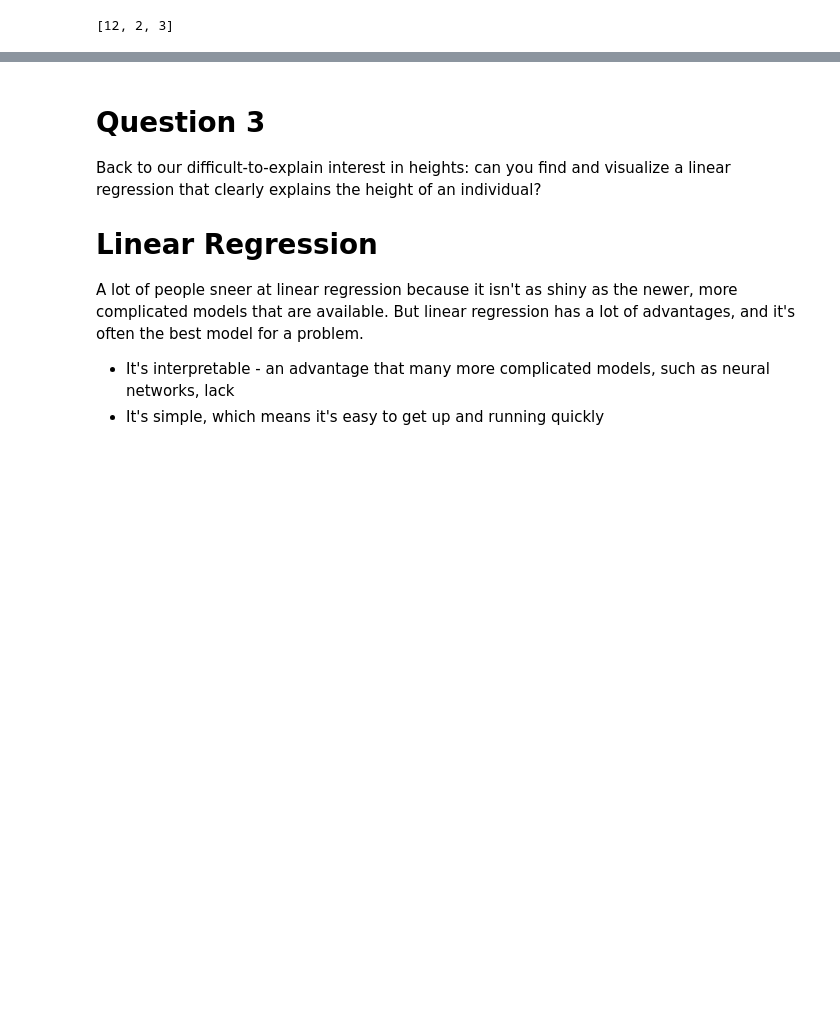
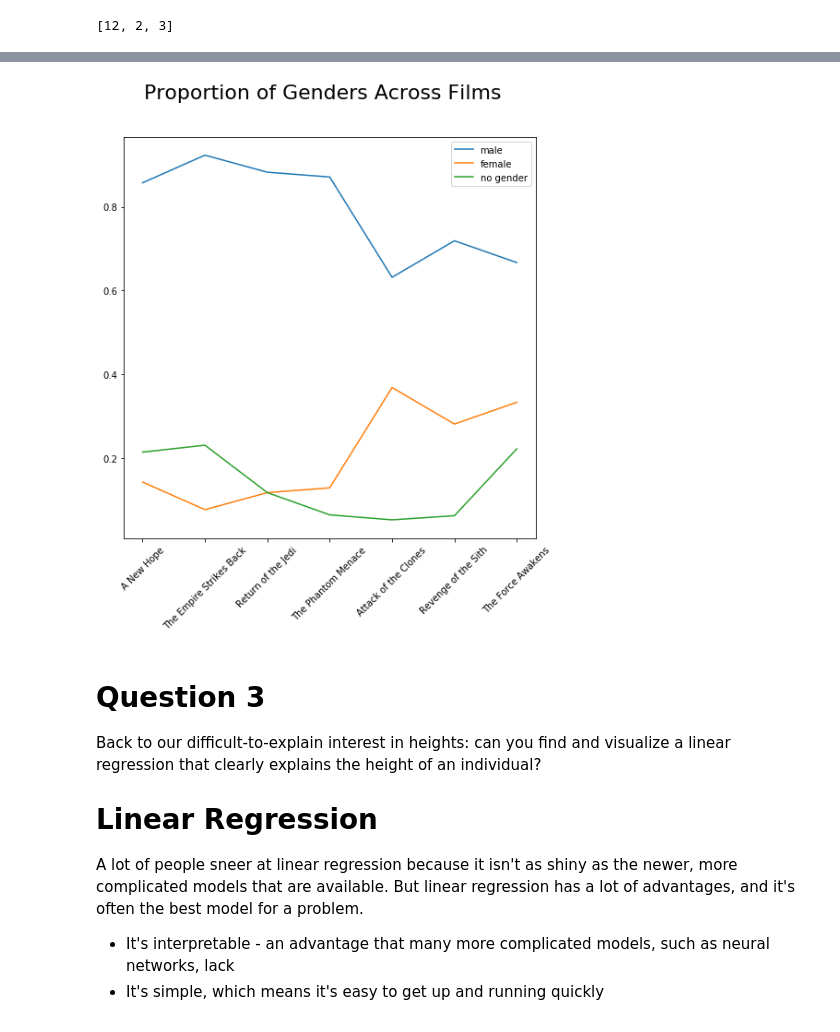
Before and after one commit to timothy-salazar/swapi, a Jupyter notebook: Minimum Viable Product.ipynb, the cells around one changed output, grey strips where cells are left out. Saved outputs shown, nothing was run; the diff lists cells and outputs as text; code cells hidden in the pictures; blank space fills up the shorter version.

```diff
--- a/Minimum Viable Product.ipynb
+++ b/Minimum Viable Product.ipynb
@@ -284,3 +300,17 @@ fig.savefig('assets/images/movie_vs_gender.jpg')
+# %%
+fig = plt.figure(figsize = (8,8))
+ax = fig.add_subplot(111)
+x = np.arange(0, len(movie_cols),1)
+for i,g in zip(range(3), ['male','female','no gender']):
+    y_vals = [j[i] / sum(j[:2]) for j in g_counts]
+    plt.plot(x, y_vals, label=g)
+plt.xticks(np.arange(0,len(movie_cols),1),movie_cols, rotation=45)
+plt.suptitle('Proportion of Genders Across Films', fontsize=22)
+plt.legend()
+fig.savefig('assets/images/gender_film_lines2.jpg')
+plt.show()
+# %% [output]
+[figure, added]
 # %% [markdown]
 # Question 3
 Back to our difficult-to-explain interest in heights: can you find and visualize a linear regression that clearly explains the height of an individual?
```
Also changed, not shown: parts of 5 cells of this notebook, 5 other files.
